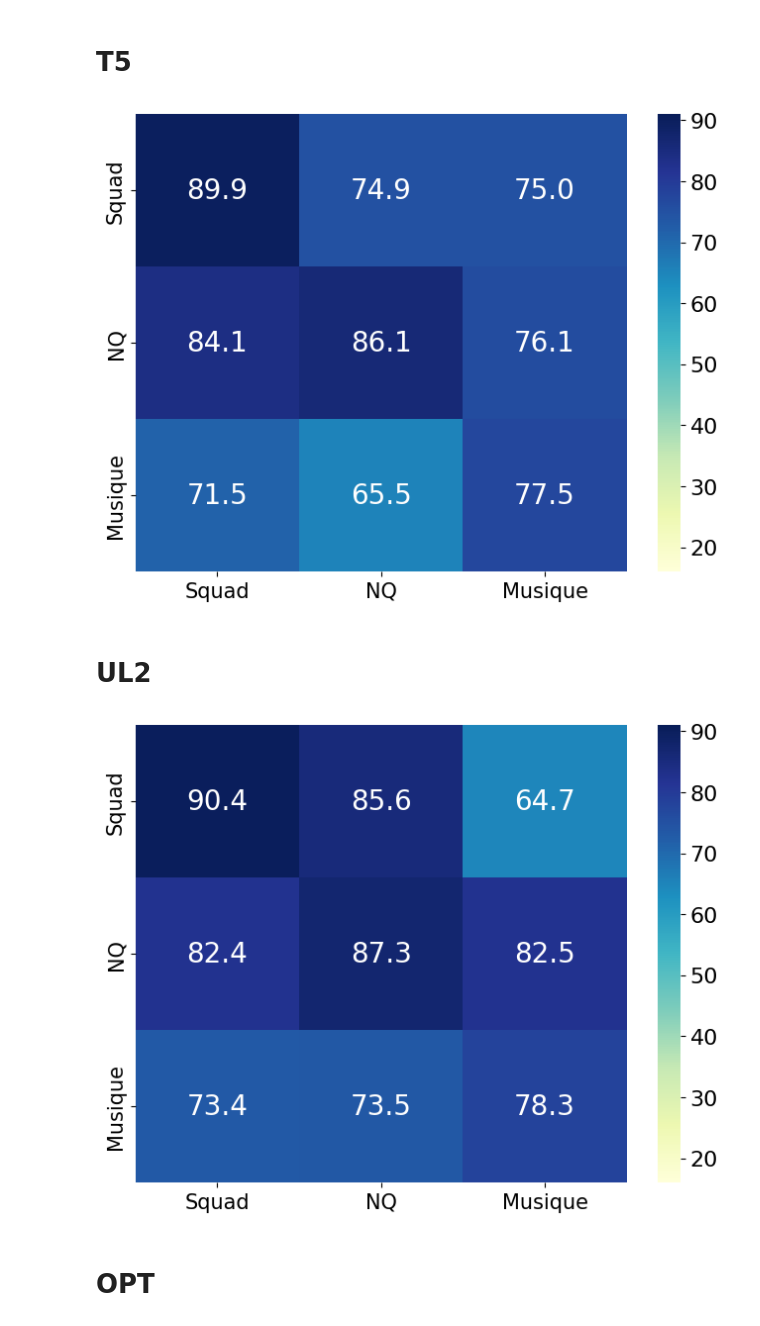
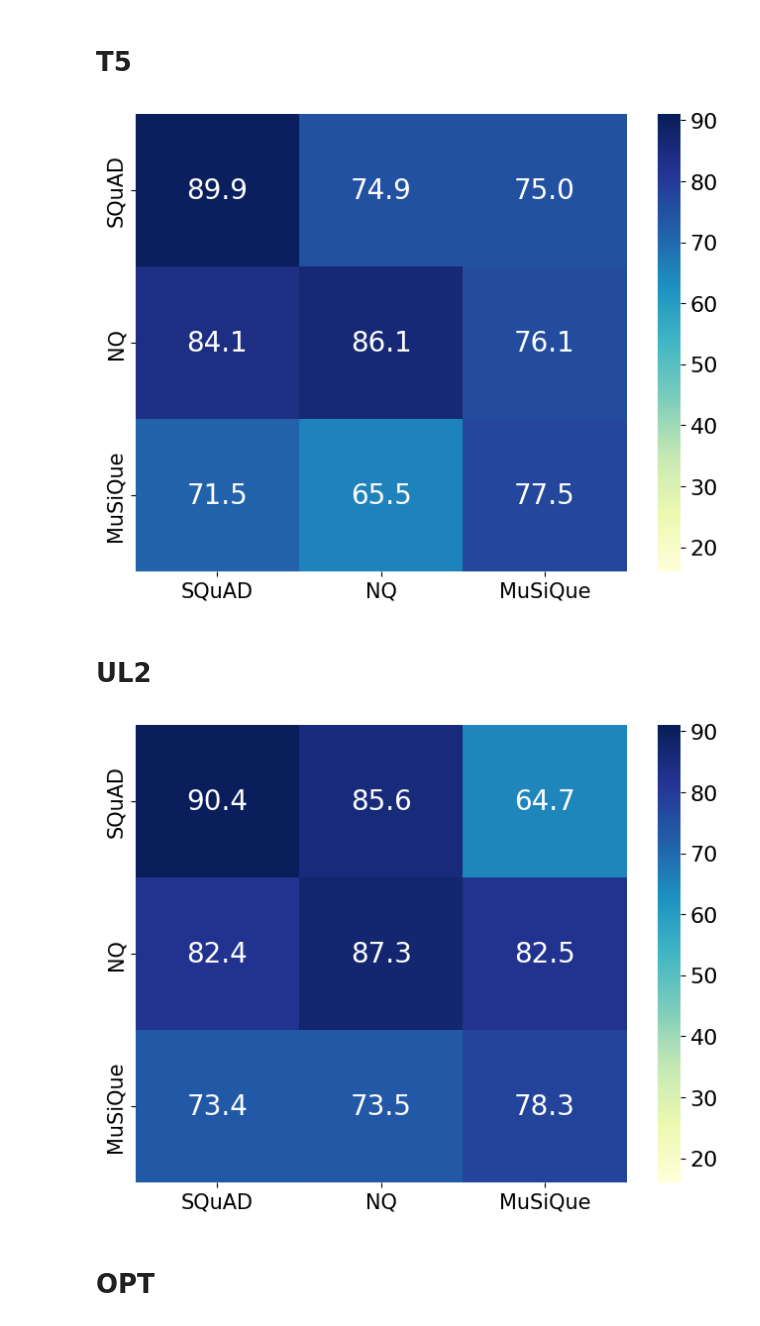
Before and after one commit to lovodkin93/unanswerability, a Jupyter notebook: figures_generation/heat_map_classifier.ipynb, the cells around one changed output. Saved outputs shown, nothing was run; the diff lists cells and outputs as text; code cells hidden in the pictures.

Commit message:
updated in the heat_map_classifier the name of Squad to SQuAD, updated the create_single_prompt_file and also updated the link to the zip of the data

```diff
--- a/figures_generation/heat_map_classifier.ipynb
+++ b/figures_generation/heat_map_classifier.ipynb
@@ -7,35 +7,35 @@ import matplotlib.pyplot as plt
 # T5
 # %%
 # Create a DataFrame from the new data
-data = {'Squad': [89.9, 84.1, 71.5],
+data = {'SQuAD': [89.9, 84.1, 71.5],
         'NQ': [74.9, 86.1, 65.5],
-        'Musique': [75, 76.1, 77.5]}
-df = pd.DataFrame(data, index=['Squad', 'NQ', 'Musique'])
+        'MuSiQue': [75, 76.1, 77.5]}
+df = pd.DataFrame(data, index=['SQuAD', 'NQ', 'MuSiQue'])
 
 # Create a heatmap
 plt.figure(figsize=(8, 6))
 ax = sns.heatmap(df, annot=True, fmt=".1f", cmap='YlGnBu', annot_kws={"size": 20}, vmin=16, vmax=91)  # Adjust scale here
 
 plt.tick_params(axis='both', which='major', labelsize=15)
 
 # Get the colorbar from the heatmap
 cbar = ax.collections[0].colorbar
 
 # Here you can set the fontsize of colorbar tick labels
 cbar.ax.tick_params(labelsize=16)
 
 plt.show()
 # %% [output]
-[figure, old version]
+[figure, new version]
 # %% [markdown]
 # UL2
 # %%
 # Create a DataFrame with the new data
-data = {'Squad': [90.4, 82.4, 73.4],
+data = {'SQuAD': [90.4, 82.4, 73.4],
         'NQ': [85.6, 87.3, 73.5],
-        'Musique': [64.7, 82.5, 78.3]}
+        'MuSiQue': [64.7, 82.5, 78.3]}
 
-df = pd.DataFrame(data, index=['Squad', 'NQ', 'Musique'])
+df = pd.DataFrame(data, index=['SQuAD', 'NQ', 'MuSiQue'])
 
 # Create a heatmap
 plt.figure(figsize=(8, 6))
@@ -51,7 +51,7 @@ cbar.ax.tick_params(labelsize=16)
 
 plt.show()
 # %% [output]
-[figure, old version]
+[figure, new version]
 # %% [markdown]
 # OPT
 # %%
```
Also changed, not shown: parts of 2 cells of this notebook, 1 other file.
